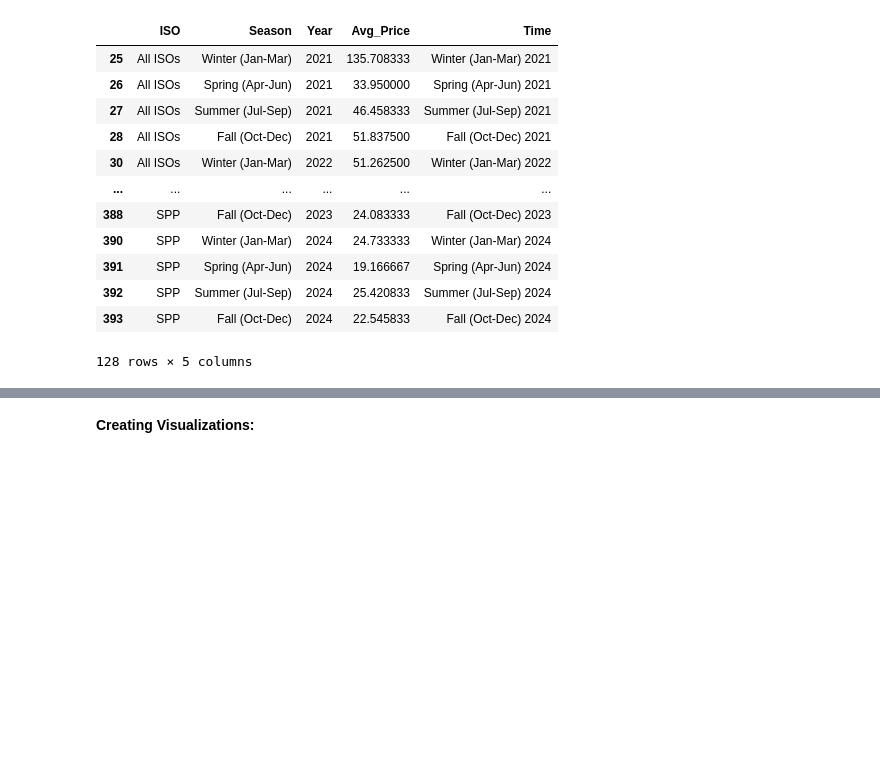
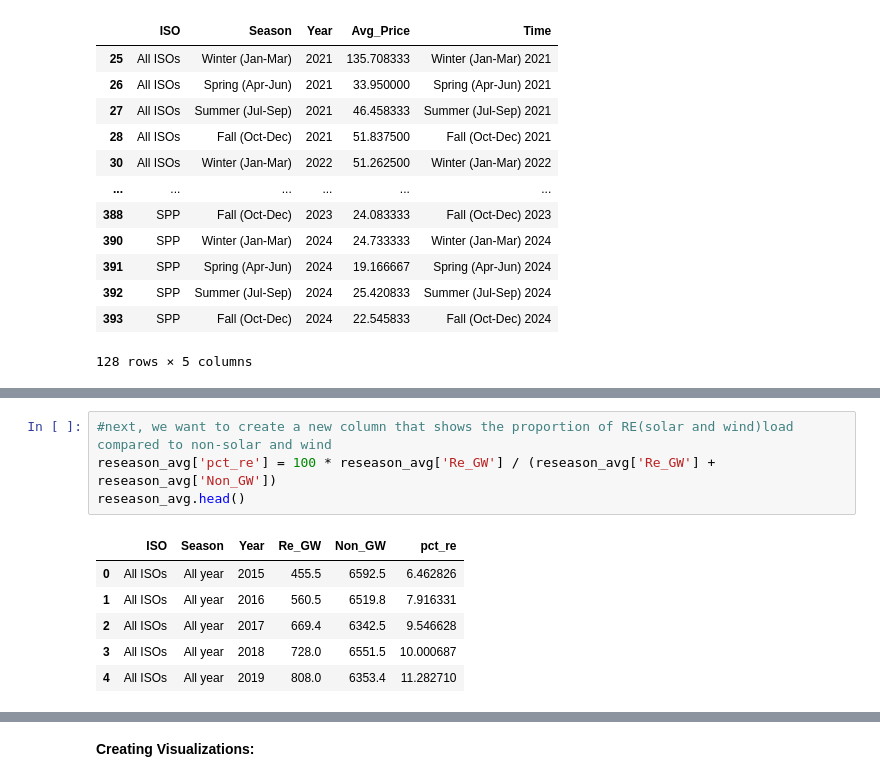
Before and after one commit to ellenwang995/final_project, a Jupyter notebook: PythonFinalAssignment_Draft.ipynb, the cells around one changed output, grey strips where cells are left out. Drawn from its saved outputs; the diff is of its cells as text; blank space fills up the shorter version.

```diff
--- a/PythonFinalAssignment_Draft.ipynb
+++ b/PythonFinalAssignment_Draft.ipynb
@@ -455,0 +500,11 @@ isoprice_2021
+# %%
+#next, we want to create a new column that shows the proportion of RE(solar and wind)load compared to non-solar and wind
+reseason_avg['pct_re'] = 100 * reseason_avg['Re_GW'] / (reseason_avg['Re_GW'] + reseason_avg['Non_GW'])
+reseason_avg.head()
+# %% [output]
+|  | ISO | Season | Year | Re_GW | Non_GW | pct_re |
+| 0 | All ISOs | All year | 2015 | 455.5 | 6592.5 | 6.462826 |
+| 1 | All ISOs | All year | 2016 | 560.5 | 6519.8 | 7.916331 |
+| 2 | All ISOs | All year | 2017 | 669.4 | 6342.5 | 9.546628 |
+| 3 | All ISOs | All year | 2018 | 728.0 | 6551.5 | 10.000687 |
+| 4 | All ISOs | All year | 2019 | 808.0 | 6353.4 | 11.282710 |
```
Also changed, not shown: parts of 15 cells of this notebook.
